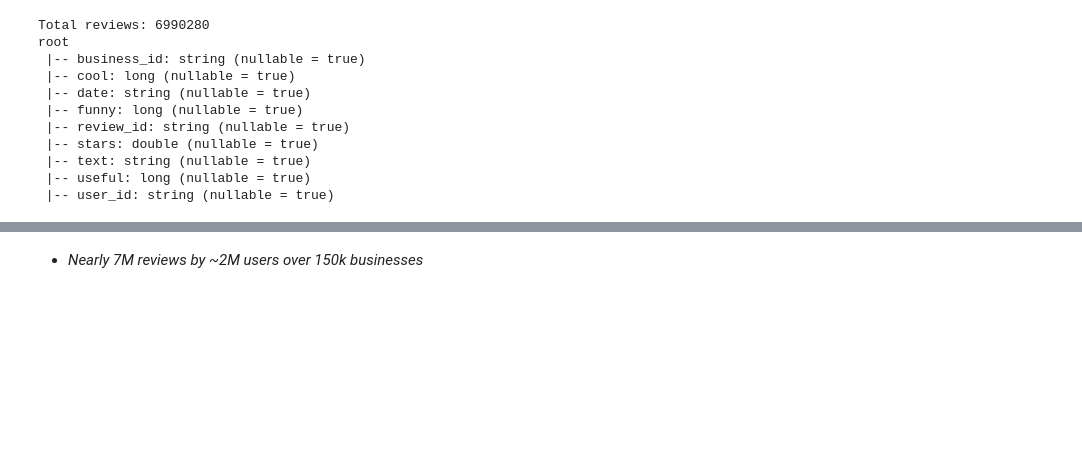
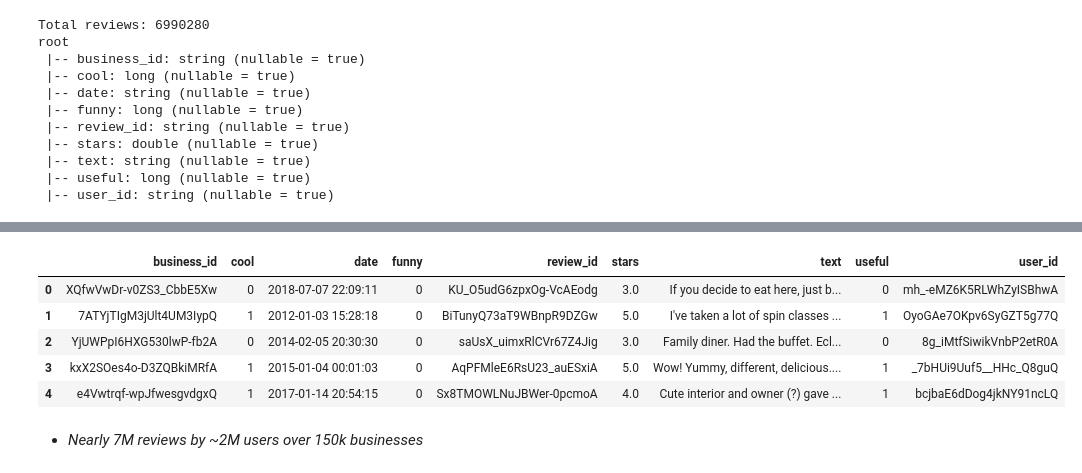
Before and after one commit to lovecrushfamily/Yelp_Reviews_Analysis, a Jupyter notebook: YelpReviewAnalysis.ipynb, the cells around one changed output, grey strips where cells are left out. Cells and saved outputs as stored; diff of their text form; code cells hidden in the pictures; blank space fills up the shorter version.

```diff
--- a/Untitled.ipynb
+++ b/YelpReviewAnalysis.ipynb
@@ -1105,7 +1171,5 @@ root
  |-- user_id: string (nullable = true)
 # %%
 
-recol_reviews = ["review_id", "business_id", "user_id","date", "text", "cool", "funny",  "stars" , "useful"]
-
-df_reviews.select(recol_reviews).show(5)
+spark_df_reviews.limit(5).toPandas()
 # %% [output]
@@ -1122,3 +1176,9 @@ only showing top 5 rows
+|  | business_id | cool | date | funny | review_id | stars | text | useful | user_id |
+| 0 | XQfwVwDr-v0ZS3_CbbE5Xw | 0 | 2018-07-07 22:09:11 | 0 | KU_O5udG6zpxOg-VcAEodg | 3.0 | If you decide to eat here, just b... | 0 | mh_-eMZ6K5RLWhZyISBhwA |
+| 1 | 7ATYjTIgM3jUlt4UM3IypQ | 1 | 2012-01-03 15:28:18 | 0 | BiTunyQ73aT9WBnpR9DZGw | 5.0 | I've taken a lot of spin classes ... | 1 | OyoGAe7OKpv6SyGZT5g77Q |
+| 2 | YjUWPpI6HXG530lwP-fb2A | 0 | 2014-02-05 20:30:30 | 0 | saUsX_uimxRlCVr67Z4Jig | 3.0 | Family diner. Had the buffet. Ecl... | 0 | 8g_iMtfSiwikVnbP2etR0A |
+| 3 | kxX2SOes4o-D3ZQBkiMRfA | 1 | 2015-01-04 00:01:03 | 0 | AqPFMleE6RsU23_auESxiA | 5.0 | Wow! Yummy, different, delicious.... | 1 | _7bHUi9Uuf5__HHc_Q8guQ |
+| 4 | e4Vwtrqf-wpJfwesgvdgxQ | 1 | 2017-01-14 20:54:15 | 0 | Sx8TMOWLNuJBWer-0pcmoA | 4.0 | Cute interior and owner (?) gave ... | 1 | bcjbaE6dDog4jkNY91ncLQ |
 # %% [markdown]
 - *Nearly 7M reviews by ~2M users over 150k businesses*
 # %% [markdown]
```
Also changed, not shown: parts of 33 cells of this notebook, 1 other file.
